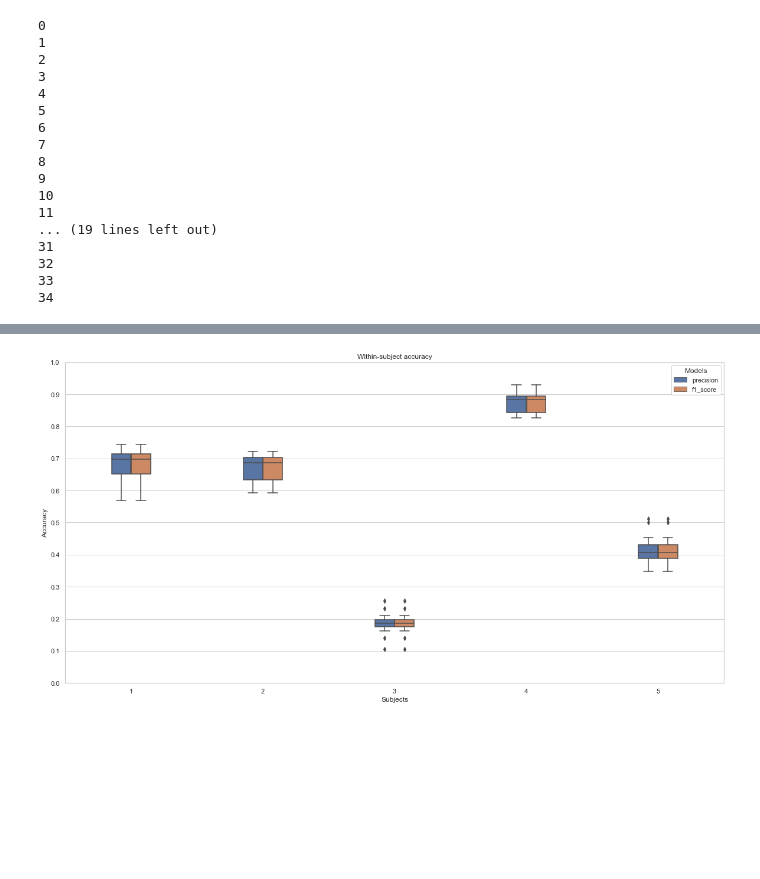
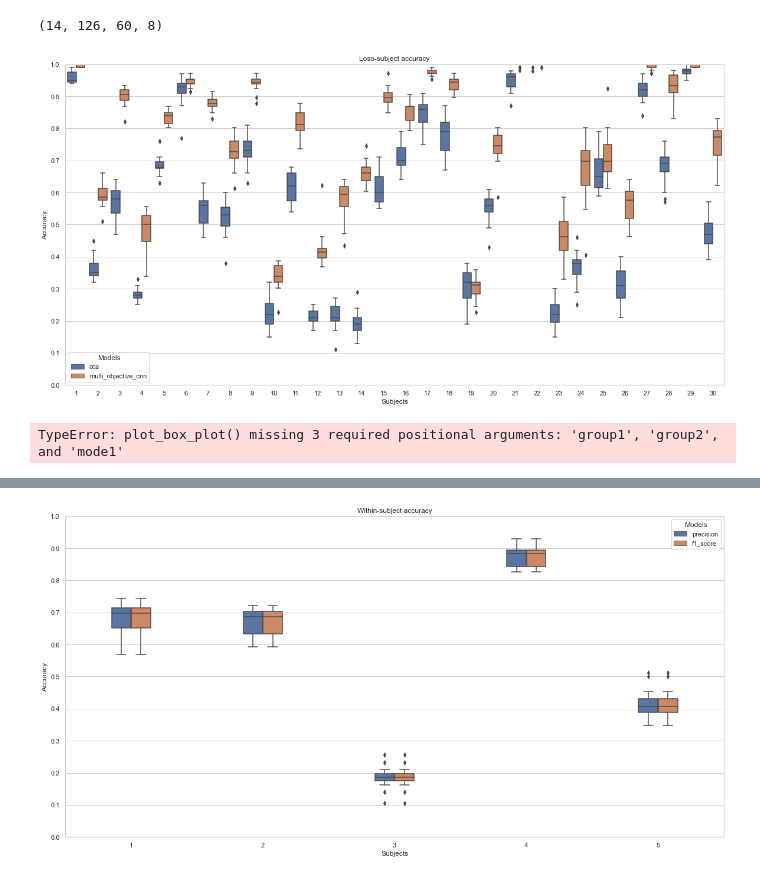
Before and after one commit to rohit-vijayakumar/Deep-Learning-for-cVEP-based-BCI-systems, a Jupyter notebook: eval_model.ipynb, the cells around one changed output, grey strips where cells are left out. Saved outputs shown, nothing was run; the diff lists cells and outputs as text; code cells hidden in the pictures; blank space fills up the shorter version.

```diff
--- a/eval_model.ipynb
+++ b/eval_model.ipynb
@@ -26,0 +56,7 @@ from tensorflow.keras.callbacks import ModelCheckpoint, EarlyStopping
+# %%
+a = np.ones((1500,126,60,8))
+#np.reshape(a, (a.shape[0]*a.shape[1],60,8)).shape
+# %%
+np.concatenate((a[0:0], a[0+1:15])).shape
+# %% [output]
+(14, 126, 60, 8)
@@ -27,3 +224,40 @@ from tensorflow.keras.callbacks import ModelCheckpoint, EarlyStopping
+# %%
+models = ['cca','multi_objective_cnn']
+datasets = ['8_channel_cVEP','256_channel_cVEP']
+mode = 'loso_subject'
+results = {}
+for dataset in datasets:
+    for model in models:
+        if(dataset == '8_channel_cVEP'):
+            n_subjects = 30
+            if(model=='cca'):
+                n_classes = 20
+            else:
+                n_classes = 21
+        else:
+            n_subjects = 5
+            n_classes = 35
+
+        with open('./results/{}/{}/{}/{}_{}.pickle'.format(model,dataset,mode,model,mode), 'rb') as handle:
+            results_all = pickle.load(handle)
+
+        #results_fixed = fix_roc(results_all,n_subjects)
+        results[model] = group_results(results_all,n_subjects)
+
+
+    group = results['cca']['group']
+    group1 = results['cca']['category_accuracy']
+    group2 = results['multi_objective_cnn']['category_accuracy']
+    plot_box_plot('cca','multi_objective_cnn', group, group1,group2,'Loso-subject')
+
+    break
+#plot_roc_curve(results_cca,n_subjects,n_classes, model, dataset)
+# %% [output]
+[figure, added]
+# %%
+plot_box_plot(group,group1,group2,)
+# %% [output]
+TypeError: plot_box_plot() missing 3 required positional arguments: 'group1', 'group2', and 'mode1'
 # %%
 model = 'multi_objective_cnn'
 dataset = '256_channel_cVEP'
@@ -31,24 +265,3 @@ mode = 'loso_subject'
 with open('./results/{}/{}/{}/{}_{}.pickle'.format(model,dataset,mode,model,mode), 'rb') as handle:
         results = pickle.load(handle)
         results_multi_objective_cnn = group_results(results)
-# %%
-for i in range(n_classes):
-    print(i)
-# %% [output]
-0
-1
-2
-3
-4
-5
-6
-7
-8
-9
-10
-11
-... (19 lines left out)
-31
-32
-33
-34
```
Also changed, not shown: parts of 7 cells of this notebook, 14 other files.
